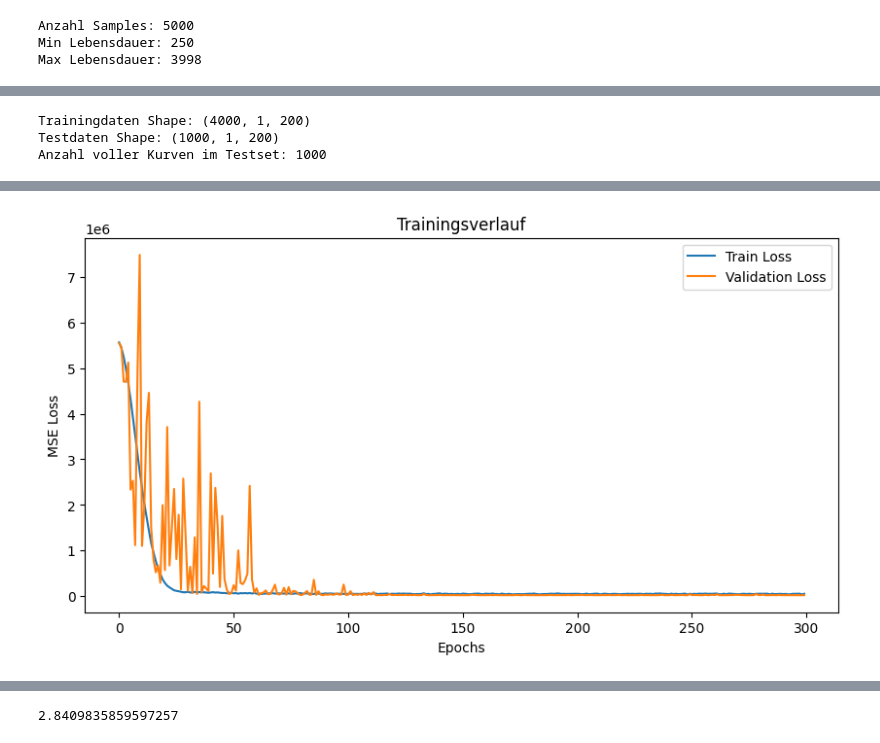
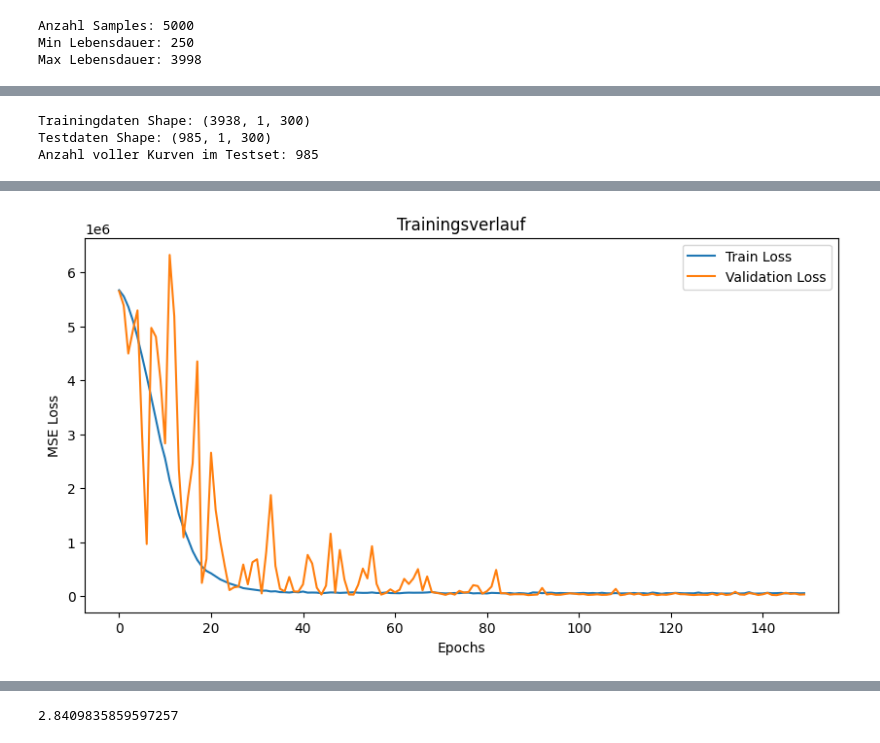
Before and after one commit to ZakAlreich/lfp-battery-degradation, a Jupyter notebook: notebooks/motor-degradation.ipynb, the cells around one changed output, grey strips where cells are left out. Cells and saved outputs as stored; diff of their text form; code cells hidden in the pictures.

Commit message:
Input daten 300h, R2:0.987, RMSE:119

```diff
--- a/notebooks/motor-degradation.ipynb
+++ b/notebooks/motor-degradation.ipynb
@@ -137,7 +120,7 @@ No artists with labels found to put in legend.  Note that artists whose label st
 [figure]
 # %%
 #Parameter
-INPUT_WINDOW = 200
+INPUT_WINDOW = 300
 
 X_data = []
 y_data = []
@@ -189,9 +172,9 @@ print(f"Trainingdaten Shape: {X_train.shape}")
 print(f"Testdaten Shape: {X_test.shape}")
 print(f"Anzahl voller Kurven im Testset: {len(curves_test)}")
 # %% [output]
-Trainingdaten Shape: (4000, 1, 200)
-Testdaten Shape: (1000, 1, 200)
-Anzahl voller Kurven im Testset: 1000
+Trainingdaten Shape: (3938, 1, 300)
+Testdaten Shape: (985, 1, 300)
+Anzahl voller Kurven im Testset: 985
 # %%
 #CNN Modell
 
@@ -265,7 +248,7 @@ optimizer = optim.Adam(model.parameters(), lr=0.001)
 scheduler = optim.lr_scheduler.ReduceLROnPlateau(optimizer, mode="min", factor=0.5, patience=10)
 # %%
 #Training
-EPOCHS = 300
+EPOCHS = 150
 train_losses = []
 test_losses = []
 best_val_loss = float("inf")
@@ -351,5 +335,5 @@ Training beendet, Bestes Modell (Val Loss: 22038.6):
 Bestes Modell geladen
-[figure, old version]
+[figure, new version]
 # %%
 model.eval()
 predictions = []
```
Also changed, not shown: parts of 9 cells of this notebook.
